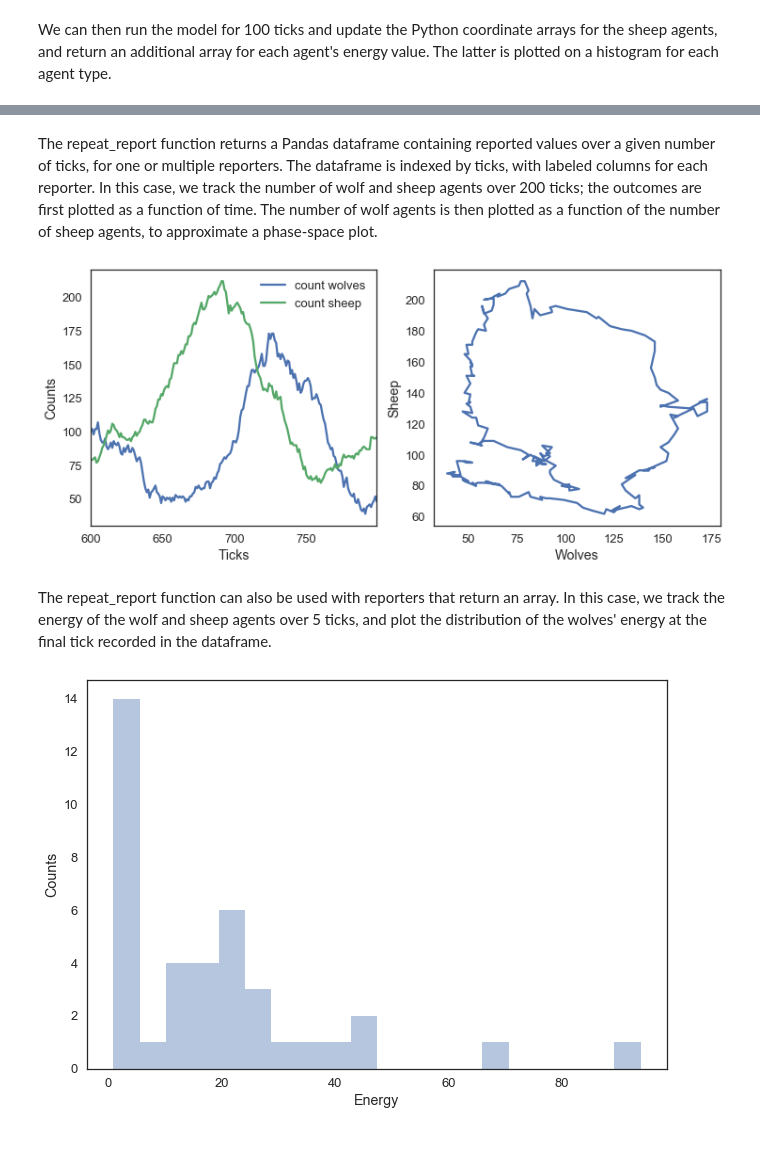
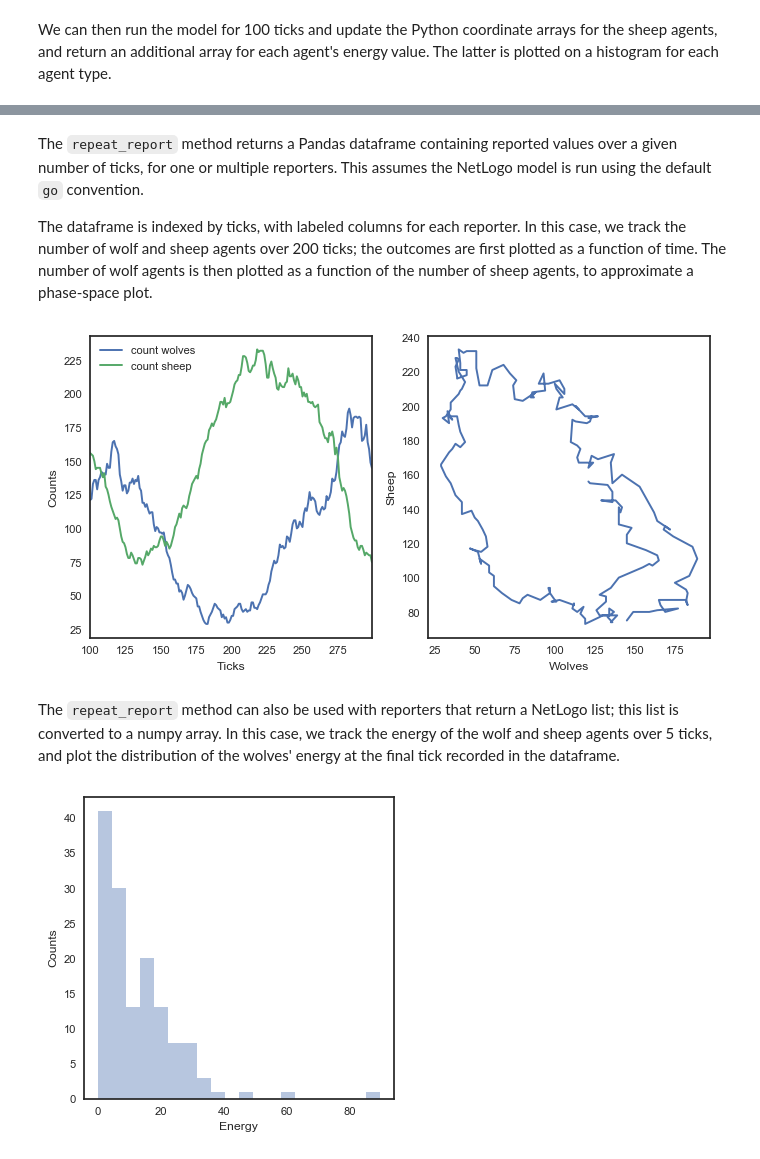
Before and after one commit to quaquel/pyNetLogo, a Jupyter notebook: Example/pyNetLogo demo.ipynb, the cells around one changed output, grey strips where cells are left out. Saved outputs shown, nothing was run; the diff lists cells and outputs as text; code cells hidden in the pictures.

```diff
--- a/Example/pyNetLogo demo.ipynb
+++ b/Example/pyNetLogo demo.ipynb
@@ -7,16 +7,16 @@ We start by instantiating a link to NetLogo, loading the model, and executing th
 # %%
-%matplotlib inline
-
 import numpy as np
 import pandas as pd
 import matplotlib.pyplot as plt
 import seaborn as sns
+sns.set_style('white')
+sns.set_context('paper')
 
 import jpype
-import pyNetLogo
+import pyNetLogo.pyNetLogo
 
 
-netlogo = pyNetLogo.NetLogoLink(gui=True)
+netlogo = pyNetLogo.pyNetLogo.NetLogoLink(gui=True)
 
 netlogo.load_model(r'Wolf Sheep Predation_v6.nlogo')
 netlogo.command('setup')
@@ -83,7 +83,7 @@ energy_wolves = netlogo.report('[energy] of wolves') #NetLogo returns these in r
 from mpl_toolkits.axes_grid1 import make_axes_locatable
 
 fig, ax = plt.subplots(1, 2)
-sns.set_context('talk')
+
 sc = ax[0].scatter(x, y, s=50, c=energy_sheep, cmap=plt.cm.coolwarm)
 ax[0].set_xlabel('xcor')
 ax[0].set_ylabel('ycor')
@@ -98,10 +98,7 @@ sns.distplot(energy_wolves, kde=False, bins=10, ax=ax[1], label='Wolves')
 ax[1].set_xlabel('Energy')
 ax[1].set_ylabel('Counts')
 ax[1].legend()
+fig.set_size_inches(10,4)
 
-fig.set_size_inches(14,5)
-
-plt.savefig('JASSS figures/Demo - Basic reporters.pdf', bbox_inches='tight')
-plt.savefig('JASSS figures/Demo - Basic reporters.png', dpi=300, bbox_inches='tight')
 plt.show()
 # %% [output]
@@ -109,35 +106,36 @@ plt.show()
 # %% [markdown]
-The repeat_report function returns a Pandas dataframe containing reported values over a given number of ticks, for one or multiple reporters. The dataframe is indexed by ticks, with labeled columns for each reporter. In this case, we track the number of wolf and sheep agents over 200 ticks; the outcomes are first plotted as a function of time. The number of wolf agents is then plotted as a function of the number of sheep agents, to approximate a phase-space plot.
+The `repeat_report` method returns a Pandas dataframe containing reported values over a given number of ticks, for one or multiple reporters. This assumes the NetLogo model is run using the default `go` convention.
+
+The dataframe is indexed by ticks, with labeled columns for each reporter. In this case, we track the number of wolf and sheep agents over 200 ticks; the outcomes are first plotted as a function of time. The number of wolf agents is then plotted as a function of the number of sheep agents, to approximate a phase-space plot.
 # %%
 counts = netlogo.repeat_report(['count wolves','count sheep'], 200)
 # %%
 fig, ax = plt.subplots(1, 2)
-sns.set_context('talk')
+
 counts.plot(x=counts.index, ax=ax[0])
 ax[0].set_xlabel('Ticks')
 ax[0].set_ylabel('Counts')
 ax[1].plot(counts['count wolves'], counts['count sheep'])
 ax[1].set_xlabel('Wolves')
 ax[1].set_ylabel('Sheep')
+fig.set_size_inches(8,4)
 
-fig.set_size_inches(12,5)
-plt.savefig('JASSS figures/Demo - repeat_report.pdf', bbox_inches='tight')
-plt.savefig('JASSS figures/Demo - repeat_report.png', dpi=300, bbox_inches='tight')
 plt.show()
 # %% [output]
-[figure, old version]
+[figure, new version]
 # %% [markdown]
-The repeat_report function can also be used with reporters that return an array. In this case, we track the energy of the wolf and sheep agents over 5 ticks, and plot the distribution of the wolves' energy at the final tick recorded in the dataframe.
+The `repeat_report` method can also be used with reporters that return a NetLogo list; this list is converted to a numpy array. In this case, we track the energy of the wolf and sheep agents over 5 ticks, and plot the distribution of the wolves' energy at the final tick recorded in the dataframe.
 # %%
 energy_df = netlogo.repeat_report(['[energy] of wolves', '[energy] of sheep'], 5)
 
 fig, ax = plt.subplots(1)
 
 sns.distplot(energy_df['[energy] of wolves'].iloc[-1], kde=False, bins=20, ax=ax)
 ax.set_xlabel('Energy')
 ax.set_ylabel('Counts')
+fig.set_size_inches(4,4)
 
 plt.show()
 # %% [output]
-[figure, old version]
+[figure, new version]
 # %% [markdown]
```
Also changed, not shown: parts of 12 cells of this notebook, 23 other files.
